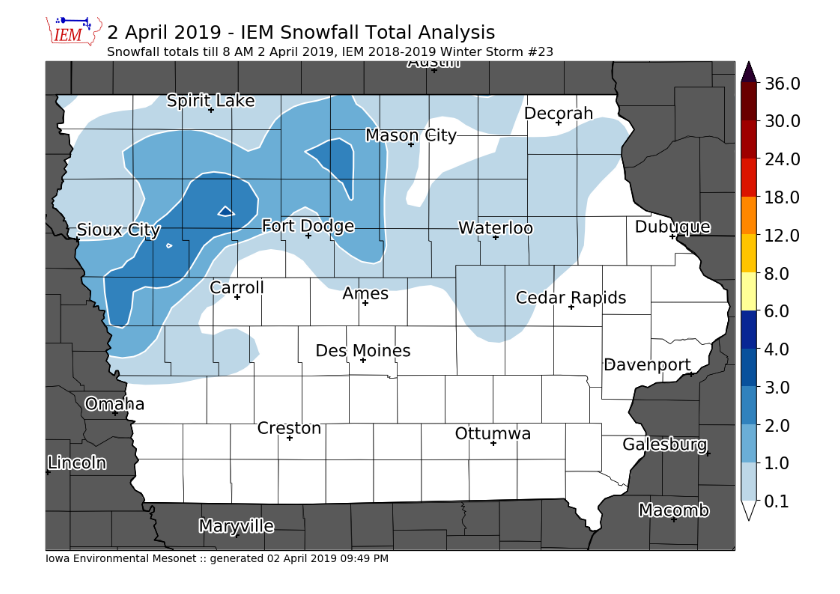
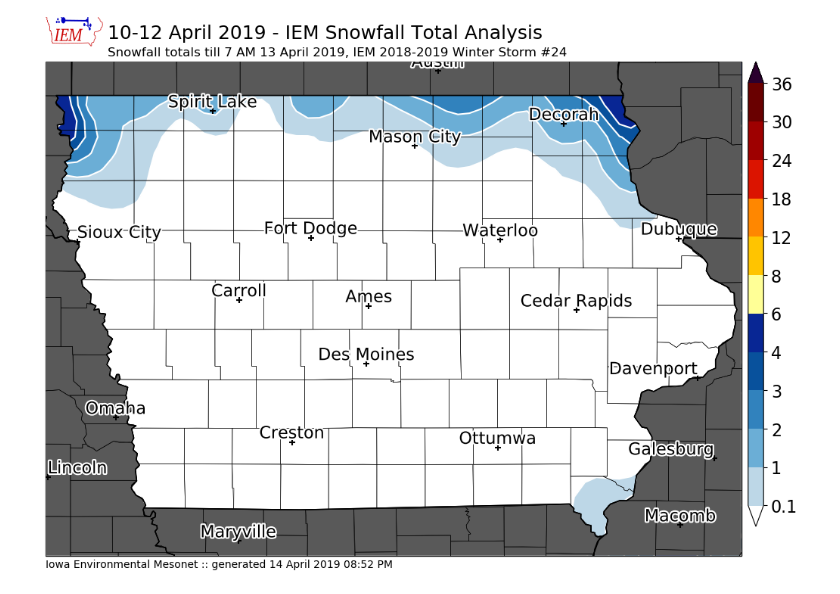
Before and after one commit to akrherz/DEV, a Jupyter notebook: coop/feature_snowfall_analysis.ipynb, the cells around one changed output. Cells and saved outputs as stored; diff of their text form; code cells hidden in the pictures.

Commit message:
winter storm 24

```diff
--- a/coop/feature_snowfall_analysis.ipynb
+++ b/coop/feature_snowfall_analysis.ipynb
@@ -1,7 +1,7 @@
 # %%
 ####################
 # vvvvvvvvvvvvvvvvvvvvvvvvv
-STORM_NUMBER = 23
+STORM_NUMBER = 24
 SEASON = "1819"
 # ^^^^^^^^^^^^^^^^^^^^^^^^^
 ####################
@@ -81,8 +81,8 @@ def get_coop(dates):
     IEM.close()
     return data
 
-crows = get_coop( ['2019-04-02', '2019-04-03'] )
-sts = utc(2019, 4, 2, 0)
+crows = get_coop( ['2019-04-10', '2019-04-11', '2019-04-12', '2019-04-13'] )
+sts = utc(2019, 4, 10, 12)
 ets = utc(2019, 4, 28, 12, 0)
 lrows = get_lsrs(sts, ets)
 
@@ -130,10 +130,9 @@ Found 737 observations (725 coop/12 lsrs) for consideration
 # %%
-cull = ['DSXI4', 'MCWI4', 'SPRI4']
+cull = []
 if cull:
     dfall.at[cull, 'useme'] = False
 
 hardcode = [
-    ('SLBI4', 2.0),
 
 ]
 
@@ -217,14 +216,14 @@ Attributes:
 # %%
 # now we are ready to plot!
 
 m = MapPlot(sector='iowa',
-            title='2 April 2019 - IEM Snowfall Total Analysis',
-            subtitle=("Snowfall totals till 8 AM 2 April 2019, "
+            title='10-12 April 2019 - IEM Snowfall Total Analysis',
+            subtitle=("Snowfall totals till 7 AM 13 April 2019, "
                       "IEM 2018-2019 Winter Storm #%s") % (STORM_NUMBER, ))
 vals = m.contourf(grid.longitude, grid.latitude, grid.vals, clevs, cmap=cmap)
 #m.plot_values(np.array(df2.lon), np.array(df2.lat), np.array(df2.val), '%.2f')
 m.drawcounties()
 m.drawcities()
-m.postprocess(filename='190302.png')
+m.postprocess(filename='190414.png')
 # %% [output]
-[figure, old version]
+[figure, new version]
```
Also changed, not shown: parts of 2 cells of this notebook.
